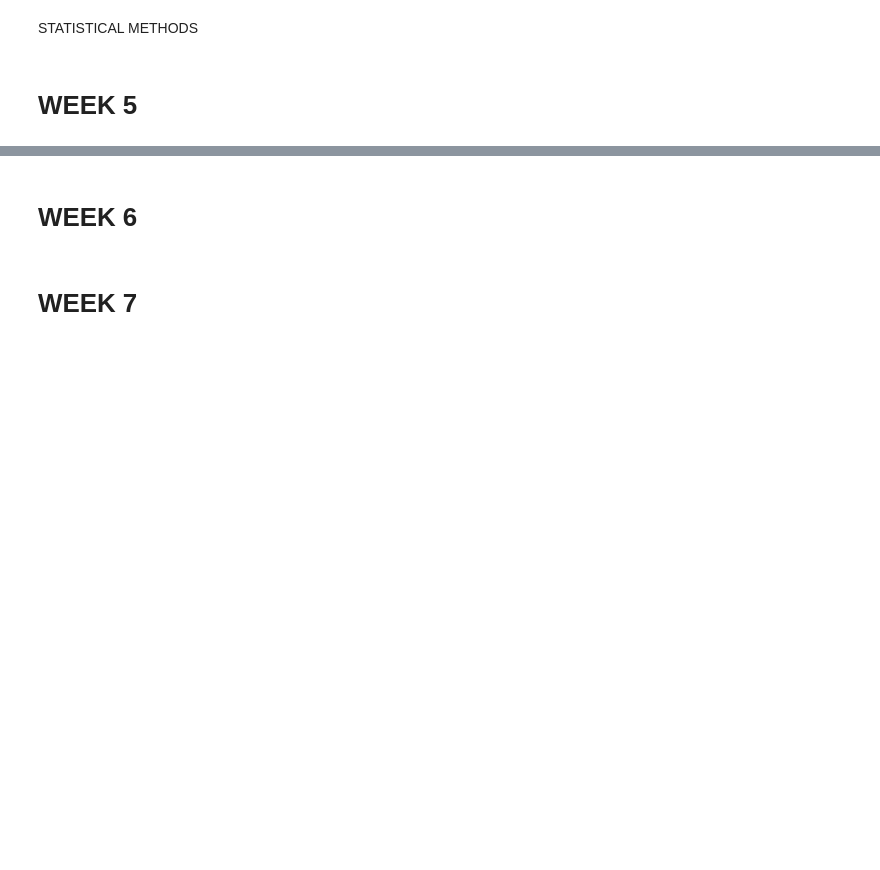
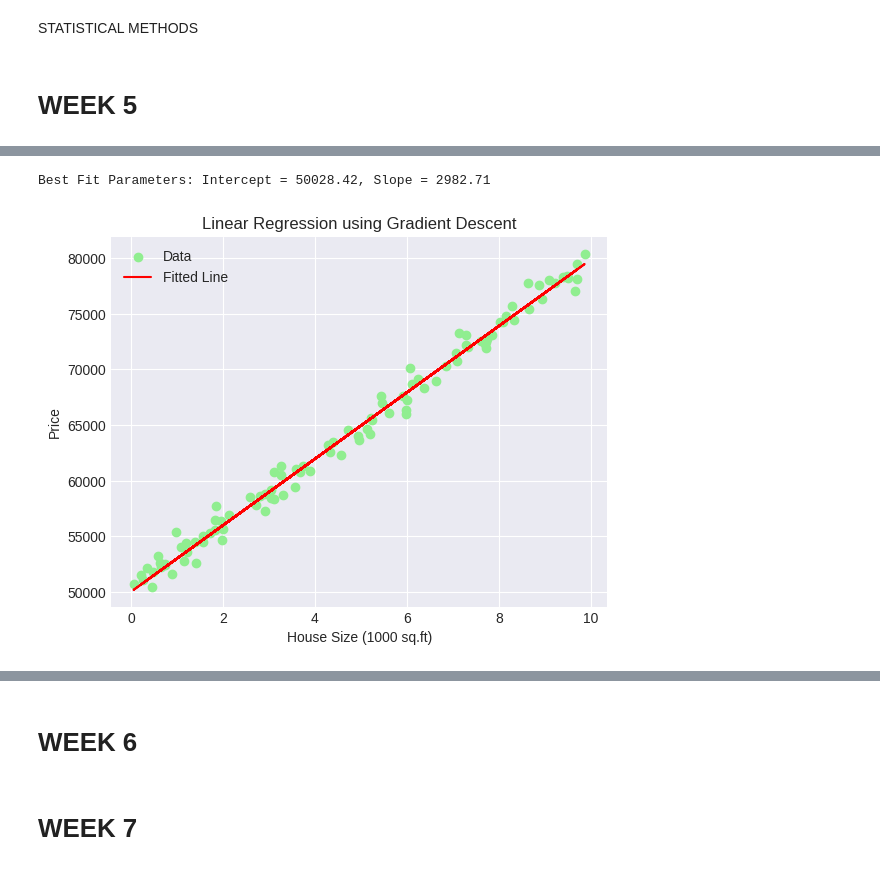
Before and after one commit to V4T5AV/ML, a Jupyter notebook: ML.ipynb, the cells around one changed output, grey strips where cells are left out. Drawn from its saved outputs; the diff is of its cells as text; code cells hidden in the pictures; blank space fills up the shorter version.

```diff
--- a/ML.ipynb
+++ b/ML.ipynb
@@ -615,0 +683,18 @@ plt.show()
+# %%
+# ===============================
+# STEP 4: Compare Results (Best LR and Epoch)
+# ===============================
+theta, _ = gradient_descent(X, y, lr=0.01, epochs=1000)
+print(f"Best Fit Parameters: Intercept = {theta[0][0]:.2f}, Slope = {theta[1][0]:.2f}")
+
+# Plot the fitted line
+plt.scatter(X, y, color='lightgreen', label='Data')
+plt.plot(X, np.c_[np.ones((len(X), 1)), X].dot(theta), color='red', label='Fitted Line')
+plt.xlabel("House Size (1000 sq.ft)")
+plt.ylabel("Price")
+plt.title("Linear Regression using Gradient Descent")
+plt.legend()
+plt.show()
+# %% [output]
+Best Fit Parameters: Intercept = 50028.42, Slope = 2982.71
+[figure, added]
```
Also changed, not shown: parts of 7 cells of this notebook.
